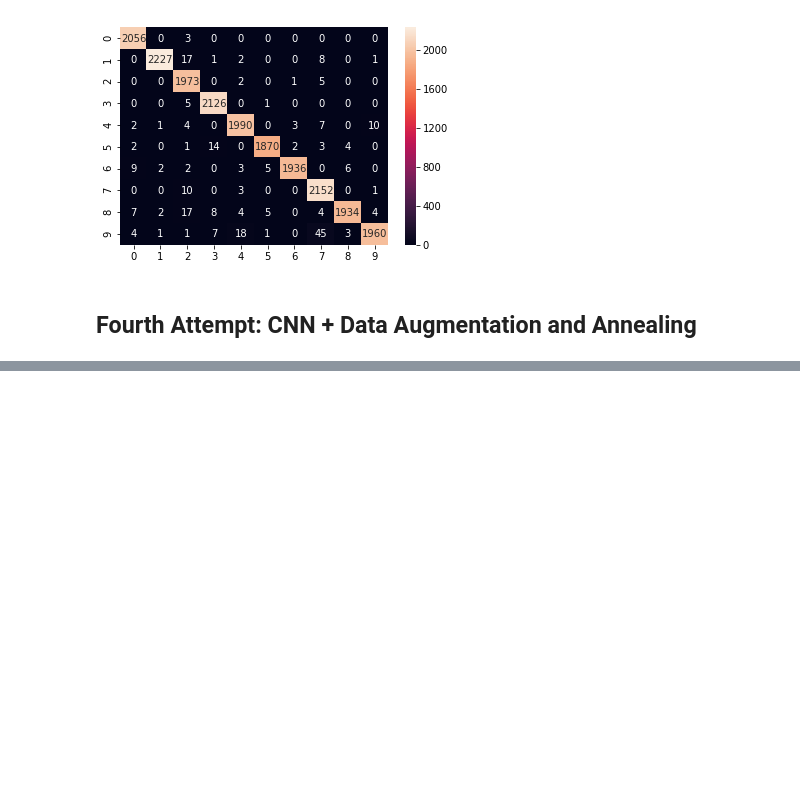
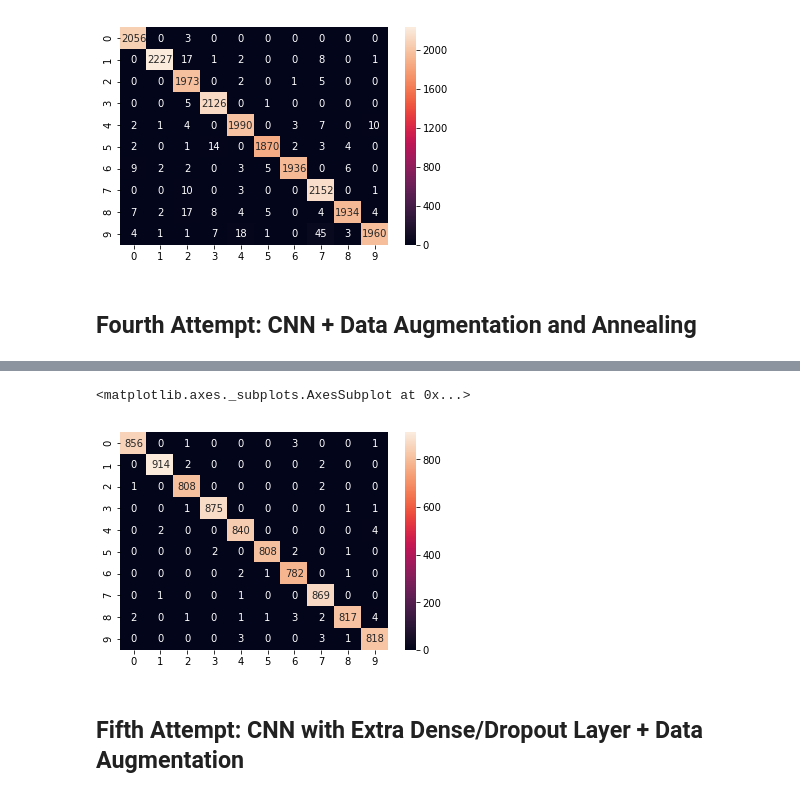
Before and after one commit to Wilson2214/DigitRecognizer-ML, a Jupyter notebook: Digit Recognizer Kaggle.ipynb, the cells around one changed output, grey strips where cells are left out. Cells and saved outputs as stored; diff of their text form; code cells hidden in the pictures; blank space fills up the shorter version.

```diff
--- a/Digit Recognizer Kaggle.ipynb
+++ b/Digit Recognizer Kaggle.ipynb
@@ -712,3 +828,33 @@ learning_rate_reduction = ReduceLROnPlateau(monitor='val_acc',
                                             min_lr=0.00001)
 
 # This can be used with our data augmentation and model.fit_generator but not alone
+# %%
+# Model Parameters
+
+epochs = 30
+batch_size = 86
+# %%
+# We will also use Houzam's method for data augmentation
+# This includes randomly rotating images, zooming images, and shifting images
+
+datagen = ImageDataGenerator(
+        featurewise_center=False,  # set input mean to 0 over the dataset
+        samplewise_center=False,  # set each sample mean to 0
+        featurewise_std_normalization=False,  # divide inputs by std of the dataset
+        samplewise_std_normalization=False,  # divide each input by its std
+        zca_whitening=False,  # apply ZCA whitening
+        rotation_range=10,  # randomly rotate images in the range (degrees, 0 to 180)
+        zoom_range = 0.1, # Randomly zoom image
+        width_shift_range=0.1,  # randomly shift images horizontally (fraction of total width)
+        height_shift_range=0.1,  # randomly shift images vertically (fraction of total height)
+        horizontal_flip=False,  # randomly flip images
+        vertical_flip=False)  # randomly flip images
+
+
+datagen.fit(X_train)
+# %%
+# Last Step is Fitting the Model
+history = model.fit_generator(datagen.flow(X_train,Y_train, batch_size=batch_size),
+                              epochs = epochs, validation_data = (X_valid,Y_valid),
+                              verbose = 2, steps_per_epoch=X_train.shape[0] // batch_size
+                              , callbacks=[learning_rate_reduction])
@@ -714,0 +879,16 @@ learning_rate_reduction = ReduceLROnPlateau(monitor='val_acc',
+# %%
+# Analyze Model
+
+# Predict the values from the validation dataset
+Y_pred = model.predict(X_valid)
+# Convert predictions classes to one hot vectors
+Y_pred_classes = np.argmax(Y_pred,axis = 1)
+# Convert validation observations to one hot vectors
+Y_true = np.argmax(Y_valid,axis = 1)
+# compute the confusion matrix
+confusion_mtx = confusion_matrix(Y_true, Y_pred_classes)
+
+sns.heatmap(confusion_mtx, annot=True, fmt='d')
+# %% [output]
+<matplotlib.axes._subplots.AxesSubplot at 0x...>
+[figure, added]
@@ -714,0 +915,2 @@ learning_rate_reduction = ReduceLROnPlateau(monitor='val_acc',
+# %% [markdown]
+## Fifth Attempt: CNN with Extra Dense/Dropout Layer + Data Augmentation
```
Also changed, not shown: parts of 29 cells of this notebook.
